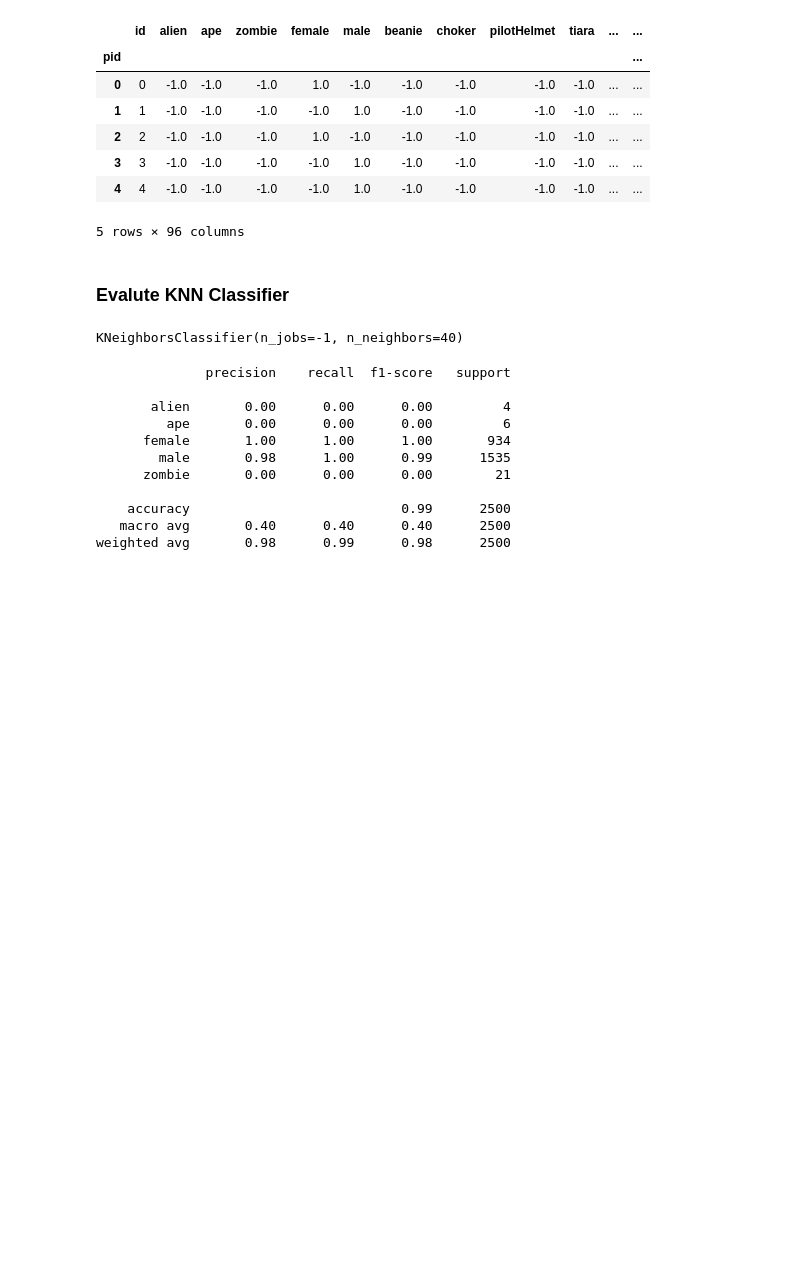
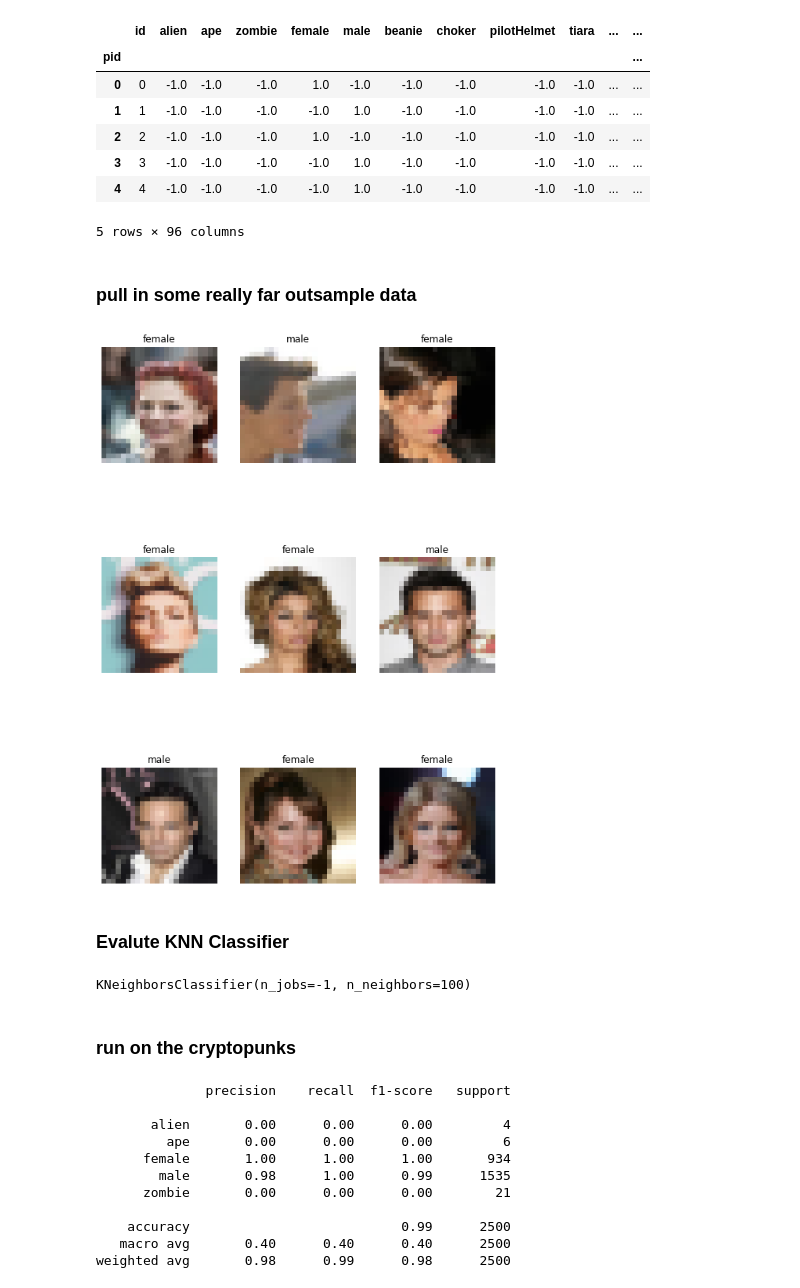
Before and after one commit to tnn1t1s/zombiepunx, a Jupyter notebook: nb/SimplePunkClassifier.ipynb, the cells around one changed output. Cells and saved outputs as stored; diff of their text form; code cells hidden in the pictures; blank space fills up the shorter version.

Commit message:
tested the perfectly behaving punk classifier on celebrity faces from Kaggle competition

```diff
--- a/nb/SimplePunkClassifier.ipynb
+++ b/nb/SimplePunkClassifier.ipynb
@@ -72,3 +93,32 @@ labels = le.fit_transform(labels)
                                                   labels,
                                                   test_size=0.25,
                                                   random_state=102)
+# %% [markdown]
+### pull in some really far outsample data
+# %%
+__CELEB_DIR__="/home/david/artwork/zombiepunx/celeb/img_align_celeba"
+def getCelebImageData(s):
+    i = mpimg.imread(f"{__CELEB_DIR__}/{s}")
+    i1 = cv2.resize(i, (24, 24), interpolation=cv2.INTER_AREA)
+    return ImageData(i1)
+
+def mapCelebToGender(row):
+    if(row['male'] == 1):
+        return 'male'
+    return 'female'
+# %%
+celeb_df = pd.read_csv(f"../celeb/list_attr_celeba.csv")
+celeb_df.columns= celeb_df.columns.str.lower()
+celeb_df['female'] = celeb_df['male'] * -1
+celeb_df['img_url'] = celeb_df.agg(lambda x: f"{__CELEB_DIR__}/{x.image_id}", axis=1)
+# %%
+celeb_df = celeb_df[0:1000]
+celeb_df['gender'] = celeb_df.agg(lambda x: mapCelebToGender(x), axis=1)
+celeb_df['img_array'] = celeb_df.agg(lambda x: getCelebImageData(x.image_id), axis=1)
+# %%
+(celeb_data, celeb_labels) = (np.array([x._x for x in celeb_df['img_array'].values]),
+                  celeb_df['gender'].values)
+# %%
+plot_in_grid(3, celeb_data, celeb_labels)
+# %% [output]
+[figure, added]
@@ -75,11 +136,13 @@ labels = le.fit_transform(labels)
 # %% [markdown]
 ### Evalute KNN Classifier
 # %%
-model = KNeighborsClassifier(n_neighbors=40,
+model = KNeighborsClassifier(n_neighbors=100,
         n_jobs=-1)
 model.fit(trainX, trainY)
 # %% [output]
-KNeighborsClassifier(n_jobs=-1, n_neighbors=40)
+KNeighborsClassifier(n_jobs=-1, n_neighbors=100)
+# %% [markdown]
+### run on the cryptopunks
 # %%
 print(classification_report(testY, model.predict(testX),
         target_names=le.classes_))
```
Also changed, not shown: parts of 16 cells of this notebook.
